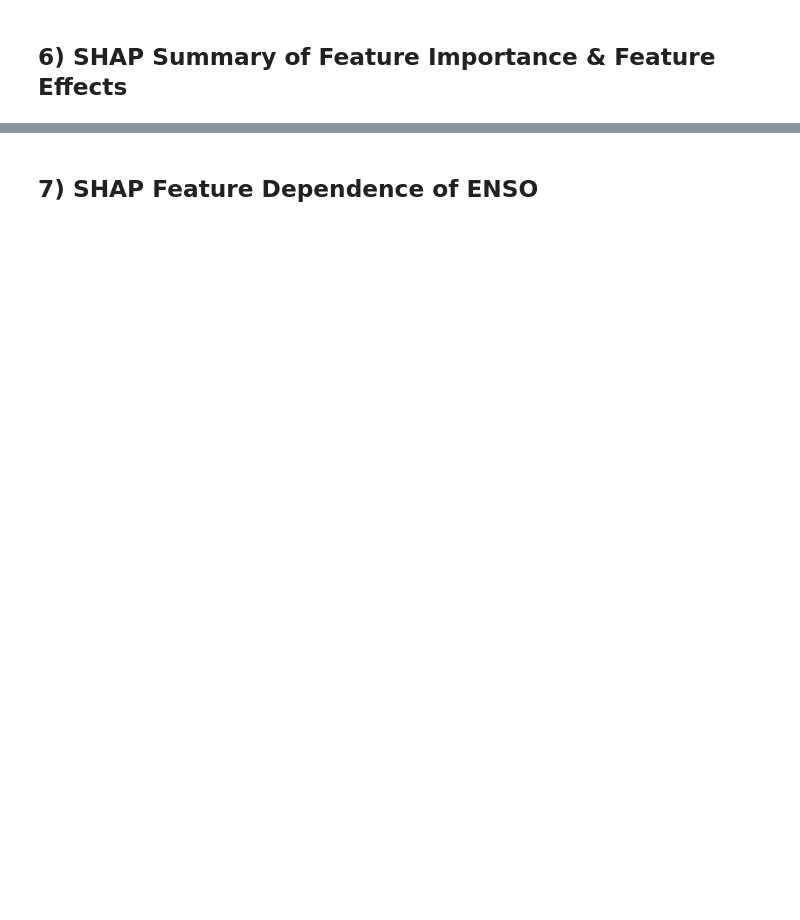
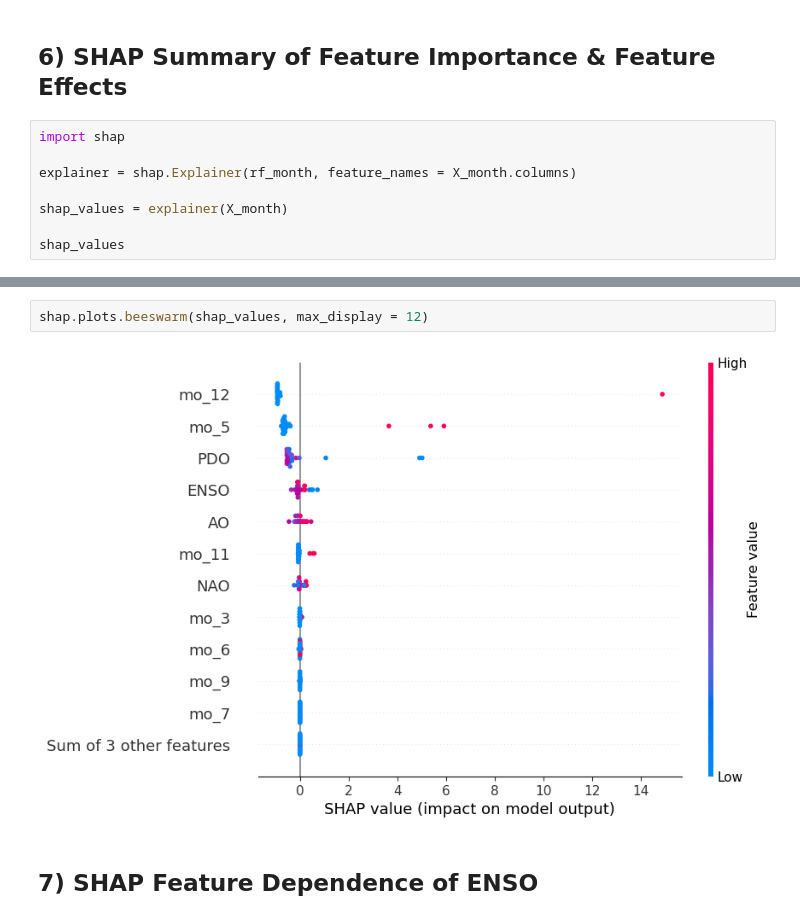
Before and after one commit to alyhall09/Module-6, a Jupyter notebook: ATMS523HW6.ipynb, the cells around one changed output, grey strips where cells are left out. Saved outputs shown, nothing was run; the diff lists cells and outputs as text; blank space fills up the shorter version.

```diff
--- a/ATMS523HW6.ipynb
+++ b/ATMS523HW6.ipynb
@@ -217,2 +320,10 @@ RandomForestRegressor()
 # %% [markdown]
 ## 6) SHAP Summary of Feature Importance & Feature Effects
+# %%
+import shap
+
+explainer = shap.Explainer(rf_month, feature_names = X_month.columns)
+
+shap_values = explainer(X_month)
+
+shap_values
@@ -219,2 +348,6 @@ RandomForestRegressor()
+# %%
+shap.plots.beeswarm(shap_values, max_display = 12)
+# %% [output]
+[figure, added]
 # %% [markdown]
 ## 7) SHAP Feature Dependence of ENSO
```
Also changed, not shown: parts of 11 cells of this notebook.
